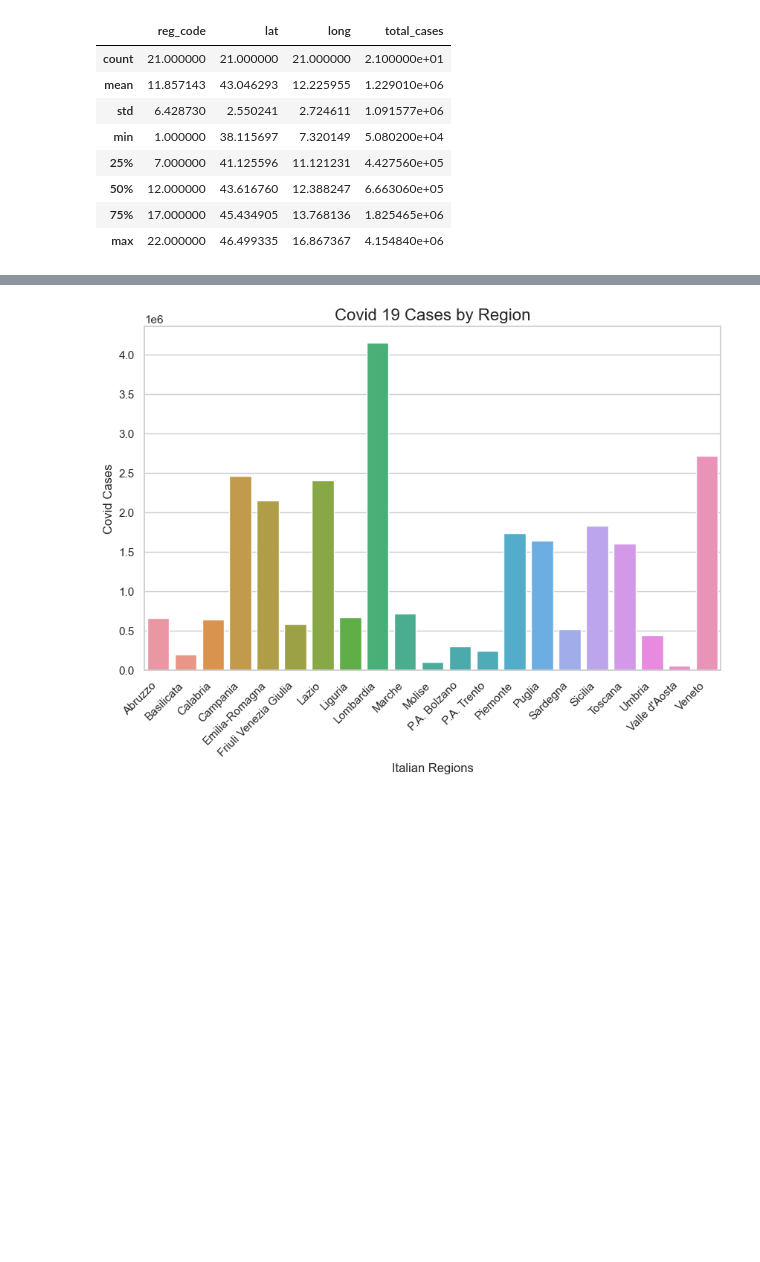
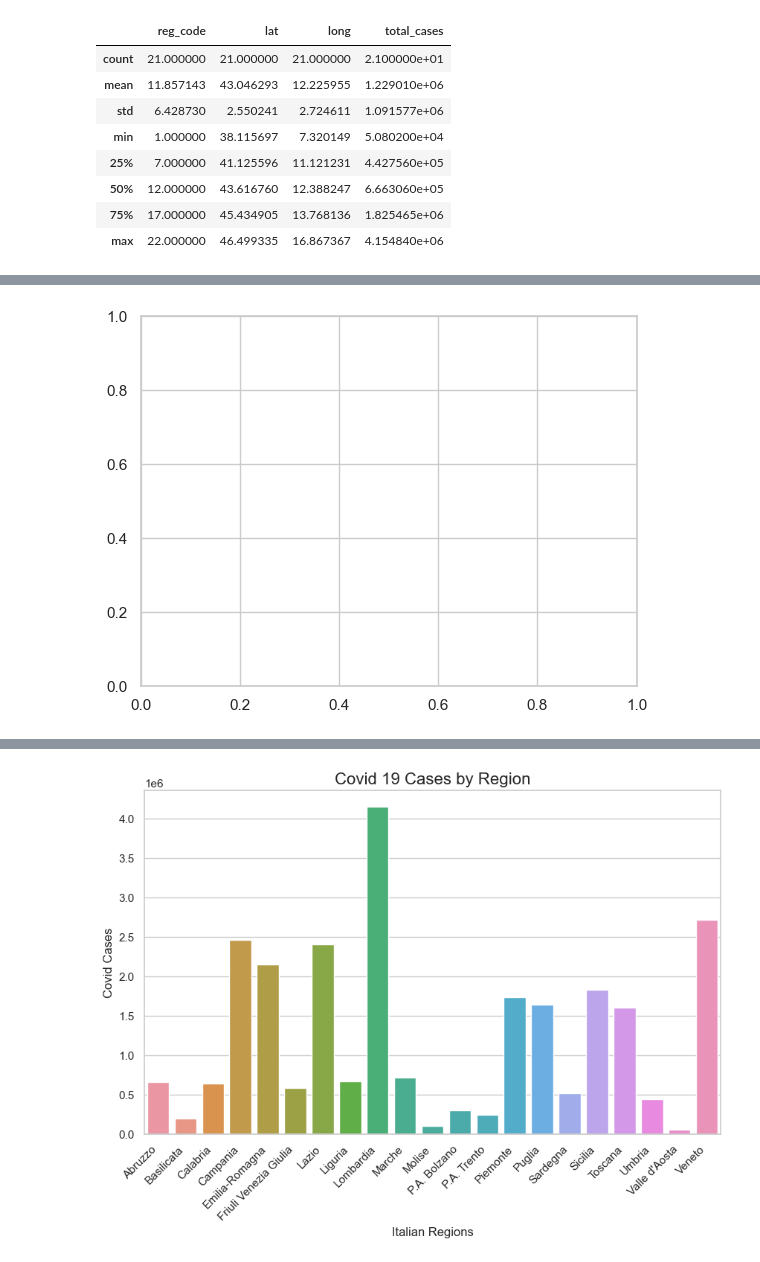
Before and after one commit to OmdenaAI/milan-italy-impact-covid-crimes, a Jupyter notebook: src/tasks/task-2-data-cleaning/files.ipynb, the cells around one changed output, grey strips where cells are left out. Saved outputs shown, nothing was run; the diff lists cells and outputs as text; code cells hidden in the pictures; blank space fills up the shorter version.

```diff
--- a/src/tasks/task-2-data-cleaning/files.ipynb
+++ b/src/tasks/task-2-data-cleaning/files.ipynb
@@ -143,0 +535,28 @@ regions_df2.describe()
+# %%
+def update_plot(frame):
+    ax.clear()
+
+    # Get the unique combinations of reg_name and year
+    unique_combinations = covid_reg[['reg_name', 'year']].drop_duplicates()
+
+    # Filter data for the specific combination of reg_name and year
+    reg_name = unique_combinations['reg_name'].iloc[frame]
+    year = unique_combinations['year'].iloc[frame]
+    filtered_df = covid_reg[(covid_reg['reg_name'] == reg_name) & (covid_reg['year'] == year)]
+
+    # Calculate total cases sum
+    total_cases_sum = filtered_df['total_cases'].sum()
+
+    # Plotting
+    plt.bar(reg_name, total_cases_sum)
+    plt.xlabel('Region')
+    plt.ylabel('Total Cases')
+    plt.title(f'Total Cases - Year {year}')
+    plt.xticks(rotation=45)
+
+fig, ax = plt.subplots()
+animation = FuncAnimation(fig, update_plot, frames=len(covid_reg['year'].unique()), interval=1000)
+
+plt.show()
+# %% [output]
+[figure, added]
```
Also changed, not shown: parts of 89 cells of this notebook, 2 other files.
